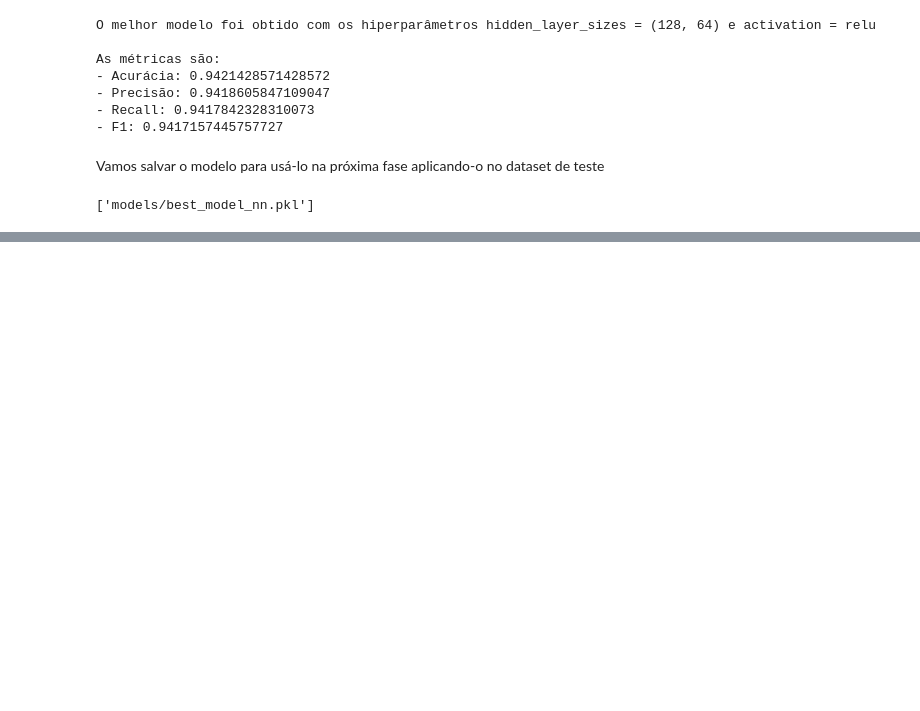
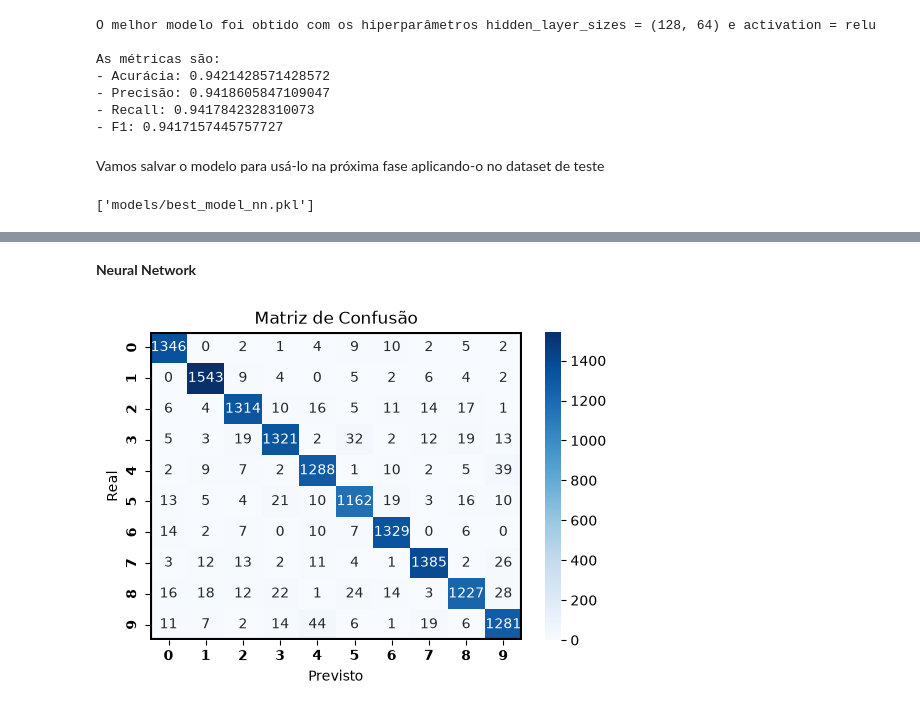
Before and after one commit to CherylHenkels/sctec-mini-projeto2, a Jupyter notebook: main.ipynb, the cells around one changed output, grey strips where cells are left out. Saved outputs shown, nothing was run; the diff lists cells and outputs as text; code cells hidden in the pictures; blank space fills up the shorter version.

```diff
--- a/main.ipynb
+++ b/main.ipynb
@@ -642,0 +725,6 @@ joblib.dump(best_model_nn, "models/best_model_nn.pkl")
+# %% [markdown]
+**Neural Network**
+# %%
+plot_confusion_matrix(y_test, y_pred_test_nn)
+# %% [output]
+[figure, added]
```
Also changed, not shown: parts of 13 cells of this notebook.
